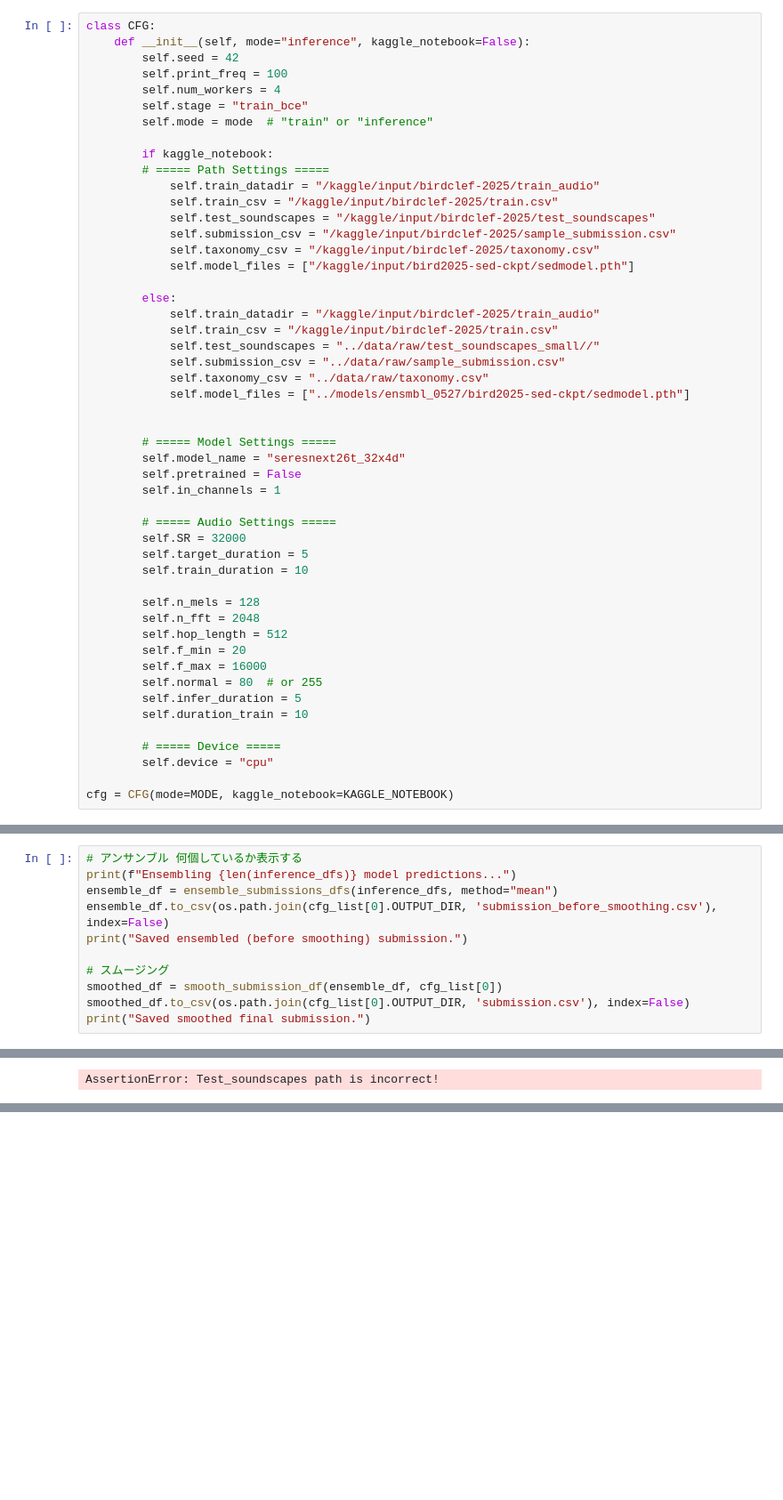
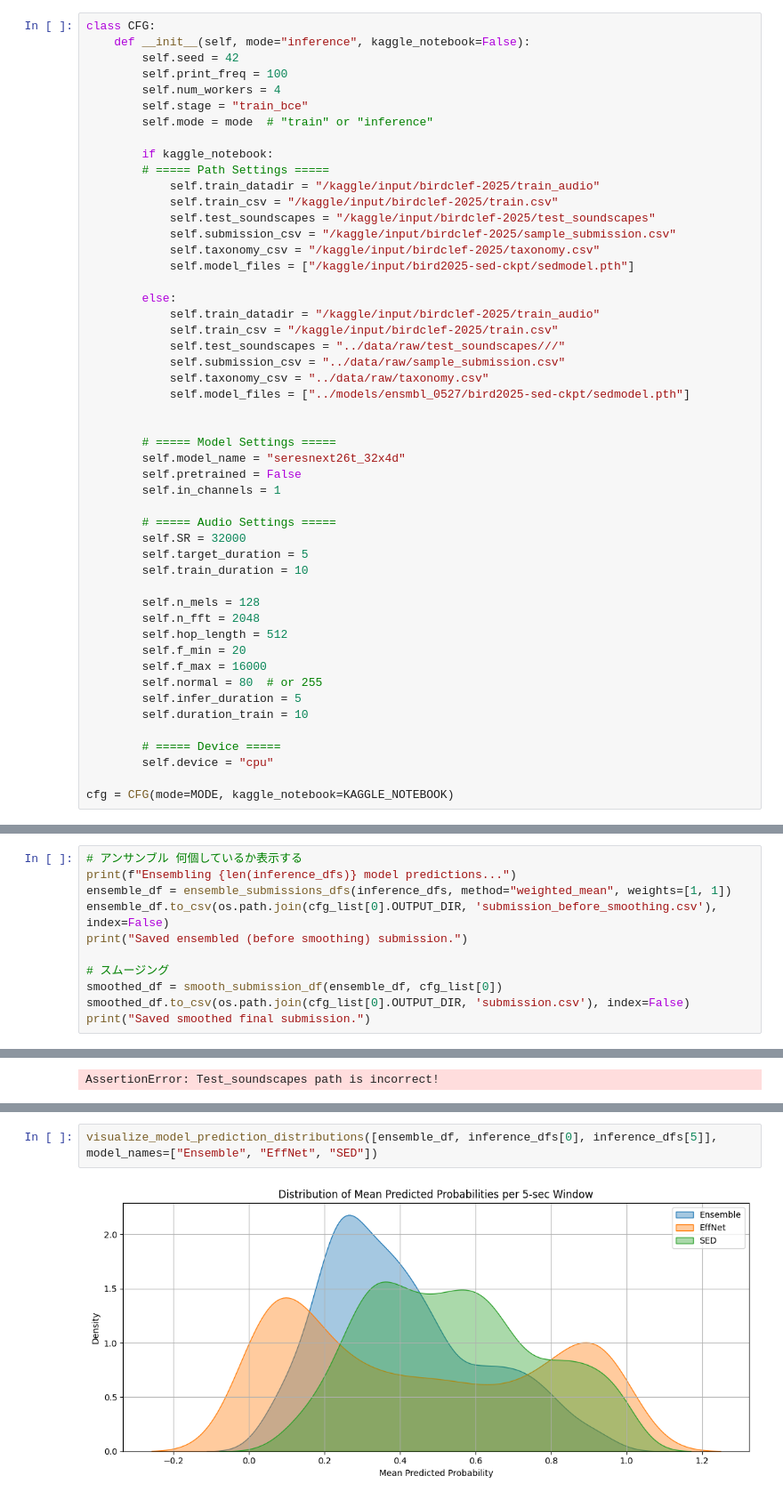
Before and after one commit to junya737/birdclef-2025, a Jupyter notebook: scripts/inf_ensmbl_SED.ipynb, the cells around one changed output, grey strips where cells are left out. Shown at 89% size. Drawn from its saved outputs; the diff is of its cells as text; blank space fills up the shorter version.

```diff
--- a/scripts/inf_ensmbl_SED.ipynb
+++ b/scripts/inf_ensmbl_SED.ipynb
@@ -62,7 +62,7 @@ class CFG:
         else:
             self.train_datadir = "/kaggle/input/birdclef-2025/train_audio"
             self.train_csv = "/kaggle/input/birdclef-2025/train.csv"
-            self.test_soundscapes = "../data/raw/test_soundscapes_small//"
+            self.test_soundscapes = "../data/raw/test_soundscapes///"
             self.submission_csv = "../data/raw/sample_submission.csv"
             self.taxonomy_csv = "../data/raw/taxonomy.csv"
             self.model_files = ["../models/ensmbl_0527/bird2025-sed-ckpt/sedmodel.pth"]
@@ -1018,7 +1019,7 @@ inference_dfs.append(sub_sed_df)
 # %%
 # アンサンブル 何個しているか表示する
 print(f"Ensembling {len(inference_dfs)} model predictions...")
-ensemble_df = ensemble_submissions_dfs(inference_dfs, method="mean")
+ensemble_df = ensemble_submissions_dfs(inference_dfs, method="weighted_mean", weights=[1, 1])
 ensemble_df.to_csv(os.path.join(cfg_list[0].OUTPUT_DIR, 'submission_before_smoothing.csv'), index=False)
 print("Saved ensembled (before smoothing) submission.")
 
@@ -1117,0 +1178,4 @@ AssertionError: Test_soundscapes path is incorrect!
+# %%
+visualize_model_prediction_distributions([ensemble_df, inference_dfs[0], inference_dfs[5]], model_names=["Ensemble", "EffNet", "SED"])
+# %% [output]
+[figure, added]
```
Also changed, not shown: parts of 11 cells of this notebook, 34 other files.
